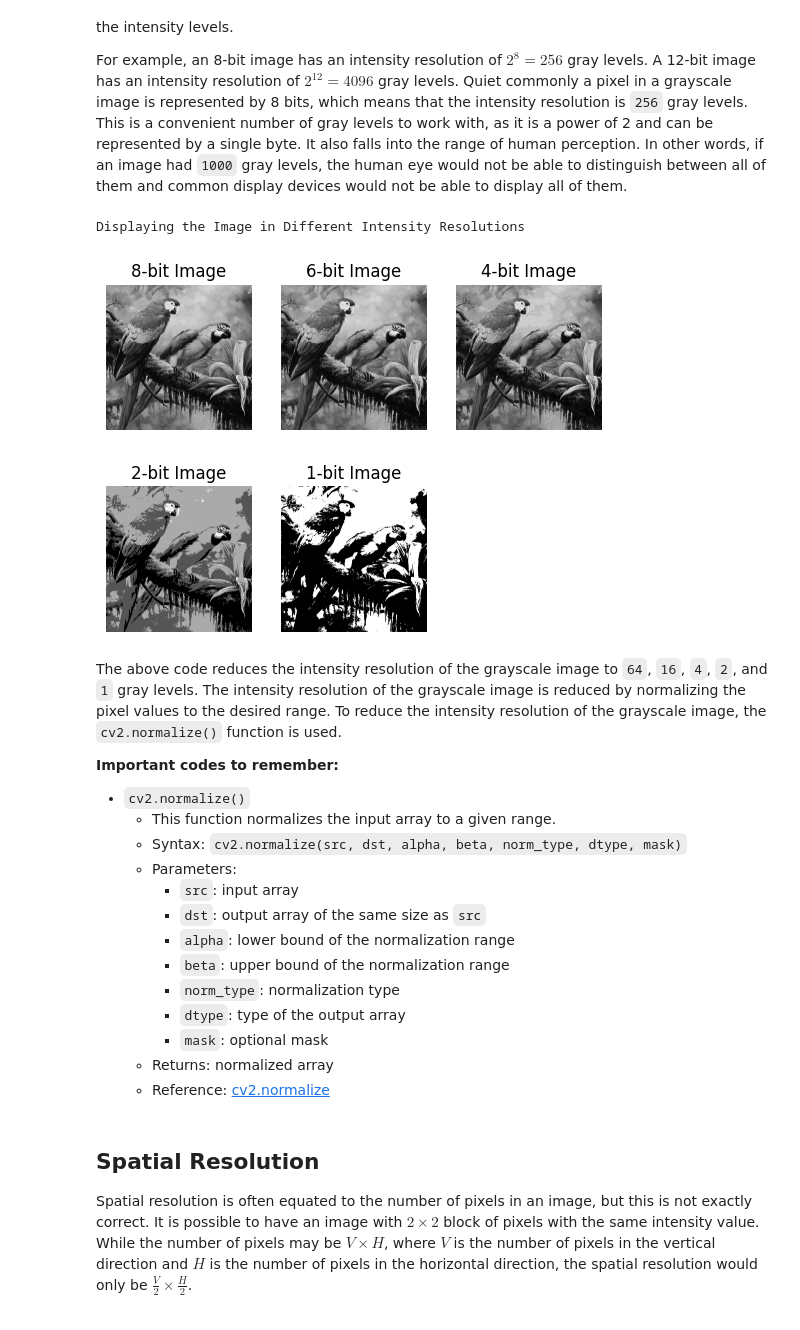
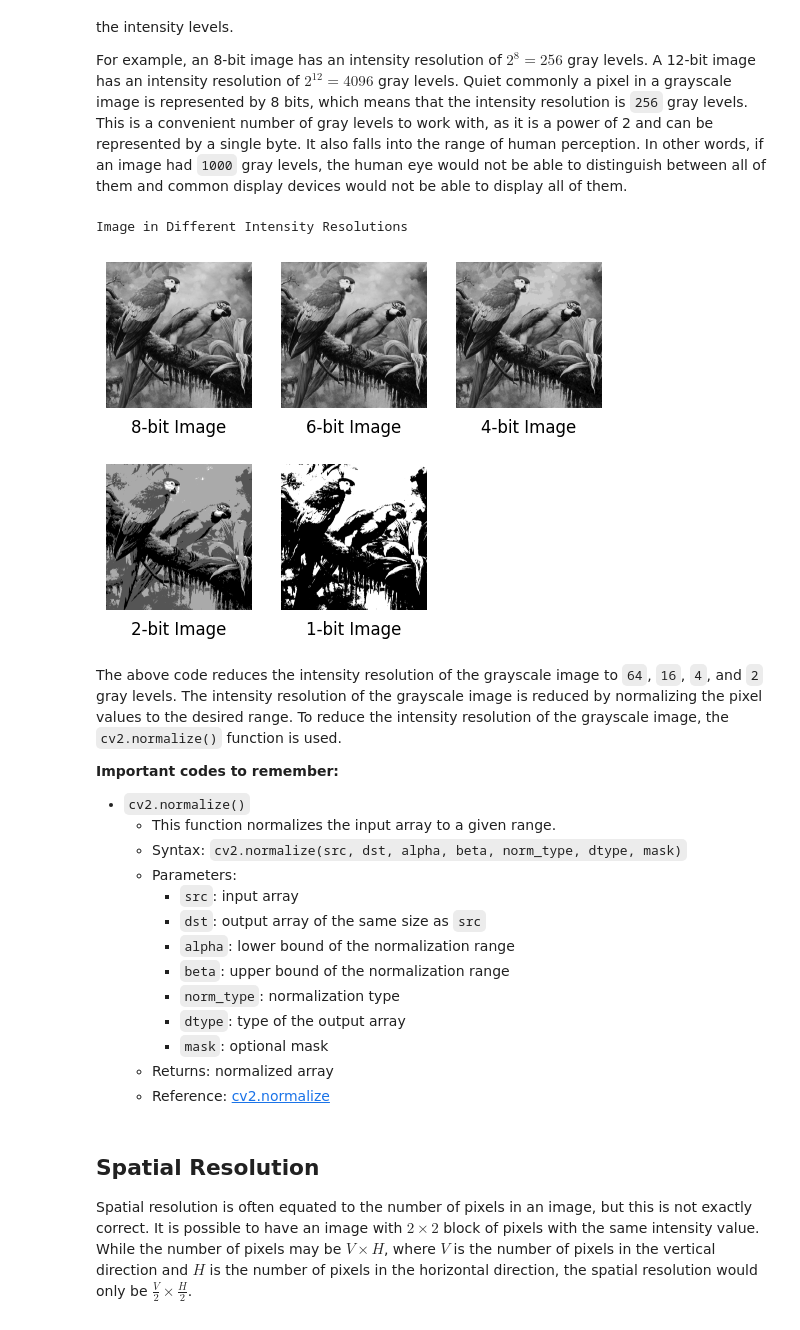
Before and after one commit to SorSU-Classroom/CS-314-Graphics-and-Visual-Computing, a Jupyter notebook: 2. Image Basics/2.2. Image Resolution/2.2. Image Resolution.ipynb, the cells around one changed output. Saved outputs shown, nothing was run; the diff lists cells and outputs as text; code cells hidden in the pictures.

```diff
--- a/2. Image Basics/2.2. Image Resolution/2.2. Image Resolution.ipynb
+++ b/2. Image Basics/2.2. Image Resolution/2.2. Image Resolution.ipynb
@@ -83,43 +83,43 @@ g_img_2_bit = cv2.normalize(g_img_2_bit, None, 0, 3, cv2.NORM_MINMAX)
 
 # 2 gray levels or 1-bit image
 g_img_1_bit = cv2.imread(image_path, cv2.IMREAD_GRAYSCALE)
 g_img_1_bit = cv2.normalize(g_img_1_bit, None, 0, 1, cv2.NORM_MINMAX)
 
 # Displaying the image
-print("Displaying the Image in Different Intensity Resolutions")
+print("Image in Different Intensity Resolutions")
 plt.figure("Image in Different Intensity Resolutions")
 
 plt.subplot(2, 3, 1)
 plt.imshow(g_img_8_bit, cmap='gray')
-plt.title("8-bit Image")
+plt.title(f'8-bit Image', y=-0.225)
 plt.axis('off')
 
 plt.subplot(2, 3, 2)
 plt.imshow(g_img_6_bit, cmap='gray')
-plt.title("6-bit Image")
+plt.title(f'6-bit Image', y=-0.225)
 plt.axis('off')
 
 plt.subplot(2, 3, 3)
 plt.imshow(g_img_4_bit, cmap='gray')
-plt.title("4-bit Image")
+plt.title(f'4-bit Image', y=-0.225)
 plt.axis('off')
 
 plt.subplot(2, 3, 4)
 plt.imshow(g_img_2_bit, cmap='gray')
-plt.title("2-bit Image")
+plt.title(f'2-bit Image', y=-0.225)
 plt.axis('off')
 
 plt.subplot(2, 3, 5)
 plt.imshow(g_img_1_bit, cmap='gray')
-plt.title("1-bit Image")
+plt.title(f'1-bit Image', y=-0.225)
 plt.axis('off')
 
 plt.show()
 # %% [output]
-Displaying the Image in Different Intensity Resolutions
+Image in Different Intensity Resolutions
-[figure, old version]
+[figure, new version]
 # %% [markdown]
-The above code reduces the intensity resolution of the grayscale image to `64`, `16`, `4`, `2`, and `1` gray levels. The intensity resolution of the grayscale image is reduced by normalizing the pixel values to the desired range.
+The above code reduces the intensity resolution of the grayscale image to `64`, `16`, `4`, and `2` gray levels. The intensity resolution of the grayscale image is reduced by normalizing the pixel values to the desired range.
 To reduce the intensity resolution of the grayscale image, the `cv2.normalize()` function is used.
 
 **Important codes to remember:**
```
Also changed, not shown: parts of 2 cells of this notebook, 1 other file.
